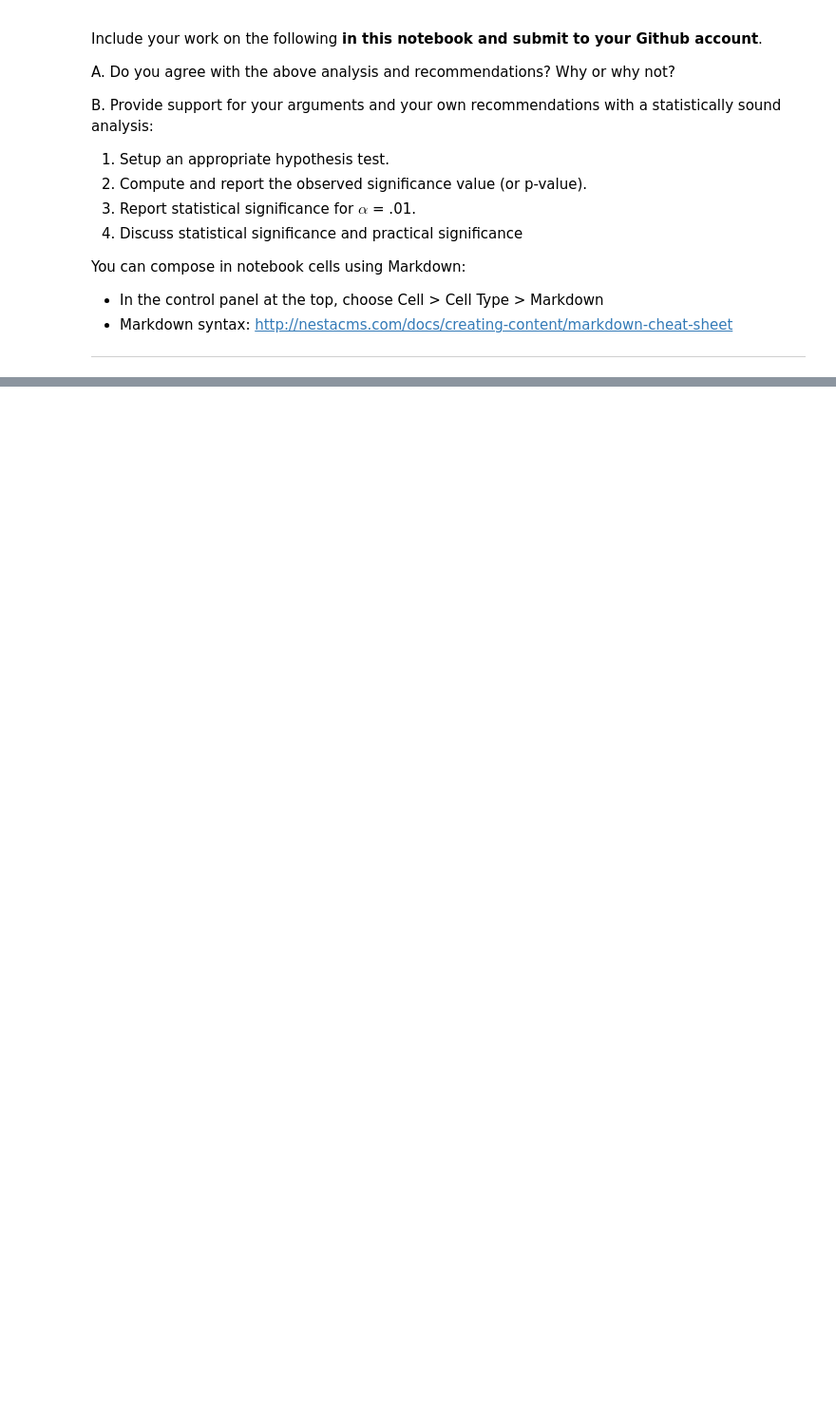
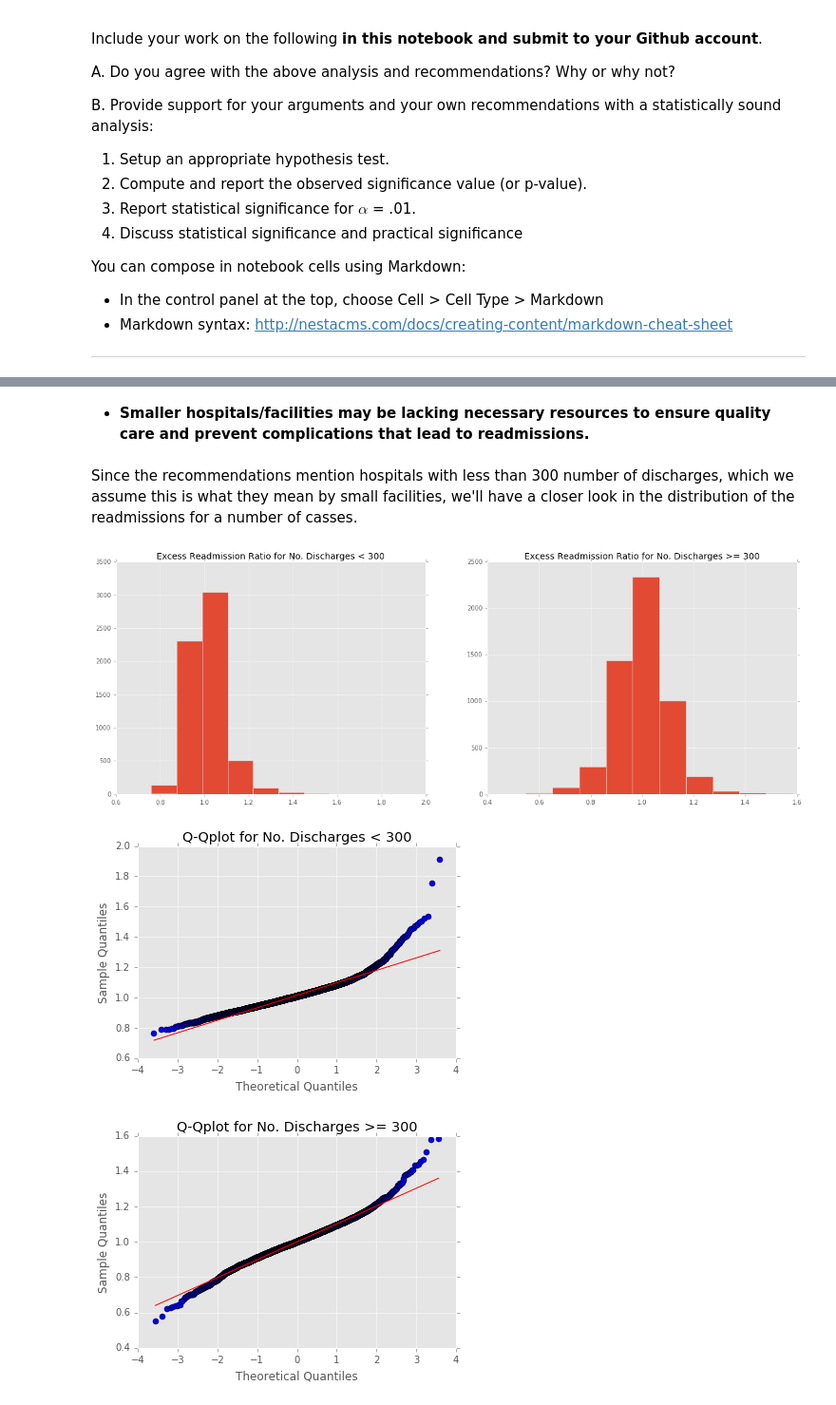
Before and after one commit to mirunapopa/DS-Intensive, a Jupyter notebook: statistics_project_3/sliderule_dsi_inferential_statistics_exercise_3.ipynb, the cells around one changed output, grey strips where cells are left out. Shown at 95% size. Saved outputs shown, nothing was run; the diff lists cells and outputs as text; code cells hidden in the pictures; blank space fills up the shorter version.

```diff
--- a/statistics_project_3/sliderule_dsi_inferential_statistics_exercise_3.ipynb
+++ b/statistics_project_3/sliderule_dsi_inferential_statistics_exercise_3.ipynb
@@ -102,0 +109,14 @@ You can compose in notebook cells using Markdown:
+# %%
+#cleaning up null values in the variables that will matter for analysis.
+clean_hospital_read_df = hospital_read_df[(hospital_read_df['Number of Discharges'] != 'Not Available')]
+clean_hospital_read_df.loc[:, 'Number of Discharges'] = clean_hospital_read_df['Number of Discharges'].astype(int)
+clean_hospital_read_df = clean_hospital_read_df.sort_values('Number of Discharges')
+
+clean_hospital_read_df.rename(columns = {'Number of Discharges':'number_of_discharges',
+                                  'Excess Readmission Ratio':'excess_readmission_ratio',
+                                        'Number of Readmissions':'number_readmissions'},
+                       inplace = True)
+
+clean_hospital_read_df = clean_hospital_read_df[clean_hospital_read_df.excess_readmission_ratio.notnull()]
+
+clean_hospital_read_df.head()
@@ -102,0 +195,34 @@ You can compose in notebook cells using Markdown:
+# %% [markdown]
+* **Smaller hospitals/facilities may be lacking necessary resources to ensure quality care and prevent complications that lead to readmissions.**
+# %% [markdown]
+Since the recommendations mention hospitals with less than 300 number of discharges, which we assume this is what they mean by small facilities, we'll have a closer look in the distribution of the readmissions for a number of casses.
+# %%
+import statsmodels.api as sm
+plt.figure(figsize=(20,15))
+pl.subplot2grid((2,2),(0,0))
+df = clean_hospital_read_df
+df = df[df.number_of_discharges < 300]
+df.excess_readmission_ratio.hist()
+pl.title("Excess Readmission Ratio for No. Discharges < 300");
+
+pl.subplot2grid((2,2),(0,1))
+df = clean_hospital_read_df
+df = df[df.number_of_discharges >= 300]
+df.excess_readmission_ratio.hist()
+pl.title("Excess Readmission Ratio for No. Discharges >= 300");
+
+df = clean_hospital_read_df
+df = df[df.number_of_discharges < 300]
+sm.qqplot(df.excess_readmission_ratio, line='s')
+pl.title("Q-Qplot for No. Discharges < 300");
+plt.grid(True)
+
+df = clean_hospital_read_df
+df = df[df.number_of_discharges >= 300]
+sm.qqplot(df.excess_readmission_ratio, line='s')
+pl.title("Q-Qplot for No. Discharges >= 300")
+plt.grid(True);
+# %% [output]
+[figure, added]
+[figure, added]
+[figure, added]
```
Also changed, not shown: parts of 30 cells of this notebook.
